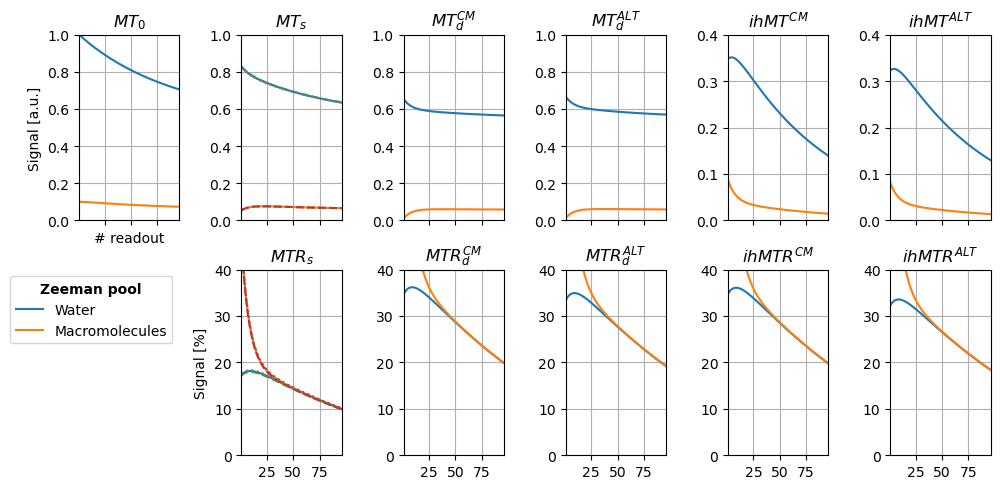
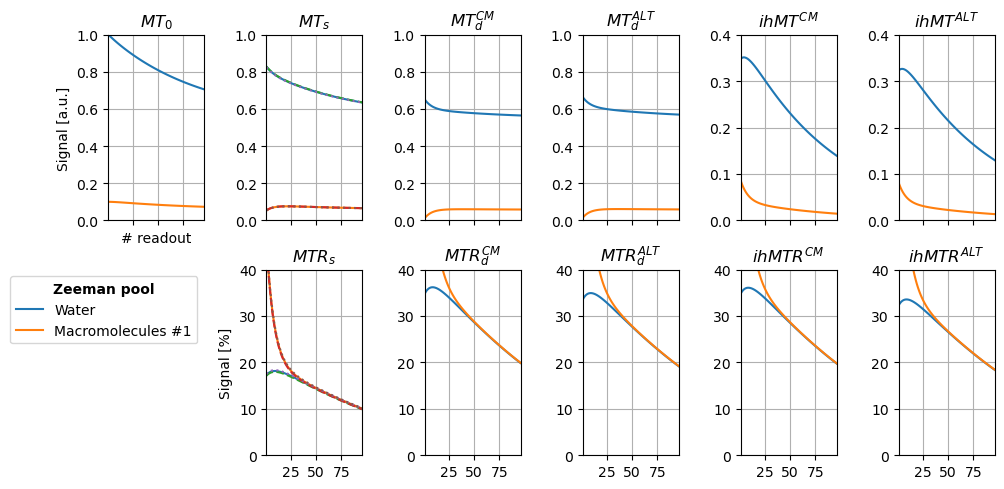
Code edit (unified diff) that turned the first committed figure into the second:
--- before
+++ after
@@ -1,8 +1,12 @@
 # Generating the data
+# pulse = Tukey(duration=1.5e-3, shape=.3, flipAngle=299, offset=7000)
+# system = System(pulse=pulse, poolFree_M0=1, poolFree_T1=2, poolFree_T2=5e-3, poolFreeBound_exchangeRate=[60, 10], poolBound_M0=[.6, .4], poolBound_T1=[1, .3], poolBound_T2=[10e-6, 10e-6], poolBound_T1D=[20e-3, 5e-3], poolBound_lineshapeAsymmetry=[600, 600])
+# sequence = Sequence(signal=Signal.ALL, pulse=pulse, N_pulsePerOffset=1, N_pulse=4, N_burst=10, N_adc=80, N_dummyADC=0, dt_interPulse=1.5e-3, TR_burst=90e-3, dt_lastBurst=7e-3, es=7e-3, tr=1.5, readout_flipAngle=5)
+# simulator = Simulator(system=system, sequence=sequence, output_vectorSlice=slice(None), export_readMatrix=True)
 readouts = Trajector.readouts(simulator=simulator, stable=True)
 
 # Generating the visuals
 x = np.array(range(1, simulator.sequence.N_adc + 1))
-slices = slice(0, 2)  # Show Zeeman Water and Zeeman Macromolecules only
+slices = [0] + list(range(1, len(readouts[Signal.MT0]) - 1, 2))  # Show Zeeman Water and Zeeman Macromolecules only
 
 with np.errstate(divide='ignore', invalid='ignore'):
@@ -69,5 +73,5 @@
     axes[5 + 6].plot(x, readouts[Signal.ihMTR_ALT][slices, :].T)
 
-    axes[0 + 6].legend(handles=lines, labels=['Water', 'Macromolecules'], title='Zeeman pool', title_fontproperties={'weight':'bold'})
+    axes[0 + 6].legend(handles=lines, labels=['Water', *[f'Macromolecules #{i}' for i in range(1, len(readouts[Signal.MT0]) - 1, 2)]], title='Zeeman pool', title_fontproperties={'weight':'bold'})
     plt.tight_layout()
     plt.show()

Commit: Corrections and check with matlab code => Confirmed 3 pool worked